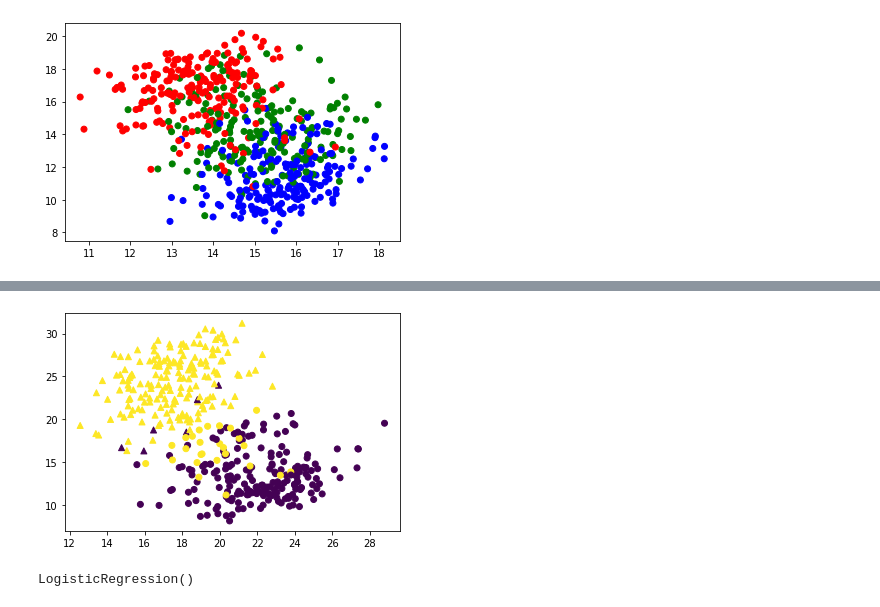
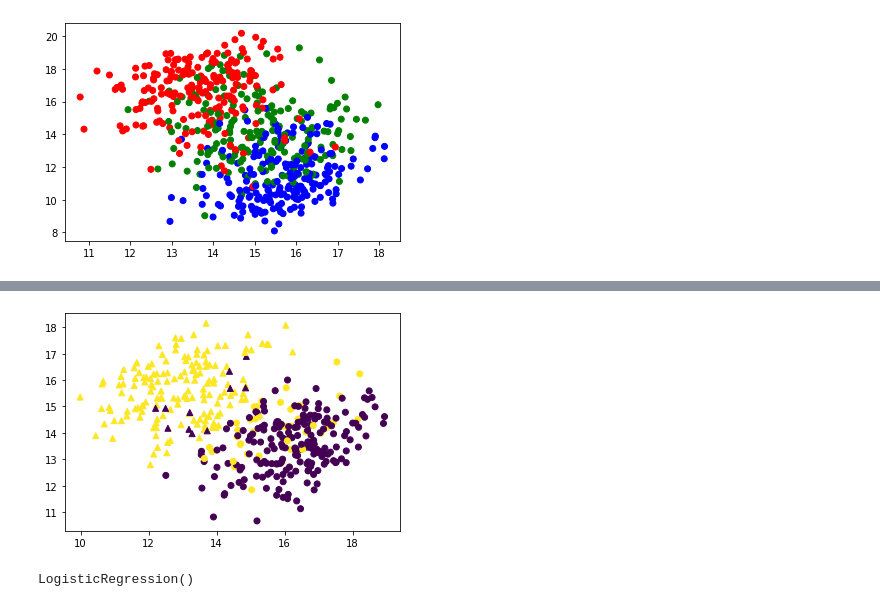
Before and after one commit to markjosims/malachor5, a Jupyter notebook: notebooks/visualize_sli_macbook.ipynb, the cells around one changed output, grey strips where cells are left out. Saved outputs shown, nothing was run; the diff lists cells and outputs as text; code cells hidden in the pictures.

Commit message:
visualizin

```diff
--- a/notebooks/visualize_sli_macbook.ipynb
+++ b/notebooks/visualize_sli_macbook.ipynb
@@ -123,0 +129,7 @@ df_nohimeng.shape, embeds_nohimeng.shape, logits_nohimeng.shape, len(hs_nohimeng
+# %%
+df_noeng = df[~eng]
+embeds_noeng = embeds[~eng]
+logits_noeng = logits[~eng]
+hs_noeng = [record_hs for i, record_hs in enumerate(hs) if eng[i]==0]
+hs_avgs_noeng = [layer[~eng] for layer in hs_means_by_layer]
+df_noeng.shape, embeds_noeng.shape, logits_noeng.shape, len(hs_noeng), hs_avgs_noeng[0].shape
@@ -208,5 +238,0 @@ Reshape your data either using array.reshape(-1, 1) if your data has a single fe
-# %%
-n_clusters=2
-x=embeds
-labels = KMeans(n_clusters=n_clusters).fit(x).labels_
-labels
@@ -231,18 +239,18 @@ array([0, 0, 0, 1, 1, 1, 1, 1, 0, 0, 0, 1, 0, 1, 1, 1, 0, 1, 0, 0, 0, 0,
 # %%
 def plot_kmeans(x, y, n_clusters=2):
     clusters = KMeans(n_clusters=n_clusters).fit(x)
     labels = clusters.labels_
     points=clusters.transform(x)
     dim1=points[:,0]
     dim2=points[:,1]
 
     markers = ["^" , "o", "x"]
     for i, val in enumerate(np.unique(labels)):
         slice=labels==val
         plt.scatter(x=dim1[slice], y=dim2[slice], c=y[slice], marker=markers[i])
-plot_kmeans(logits_nohimeng,df_nohimeng['y1'],2)
+plot_kmeans(hs_avgs_noeng[-1],df_noeng['y1'],2)
 # %% [output]
-[figure, old version]
+[figure, new version]
 # %%
 x_train, x_test, y_train, y_test = train_test_split(logits,df['y'], test_size=0.1)
 # %%
```
Also changed, not shown: parts of 6 cells of this notebook.
